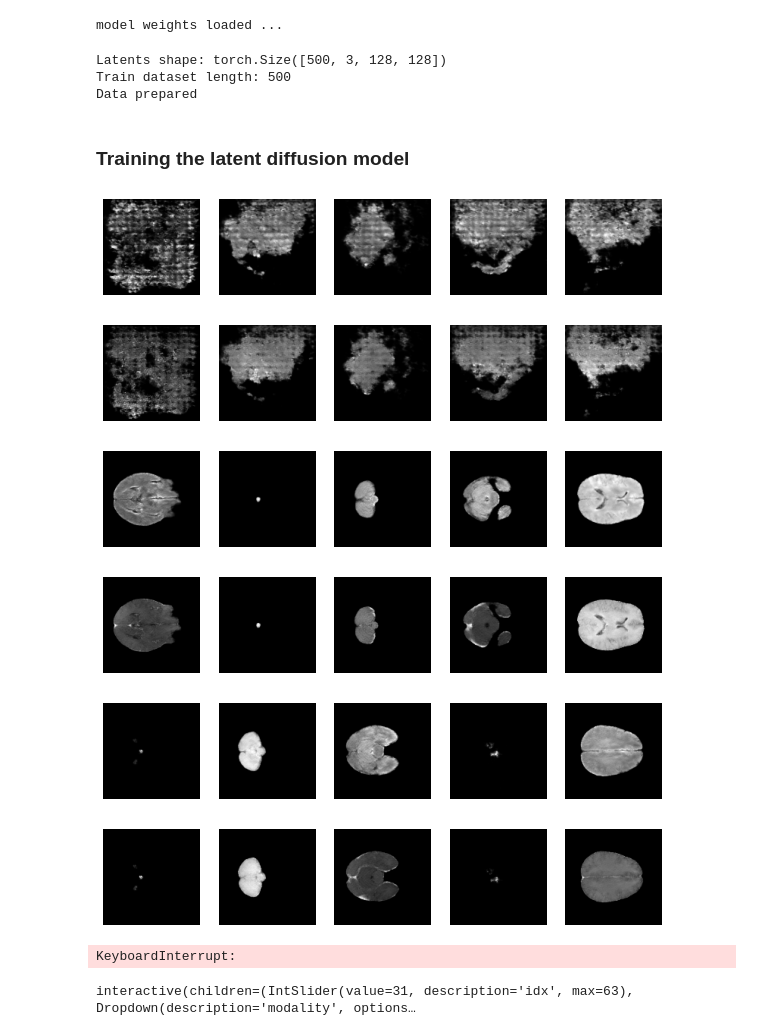
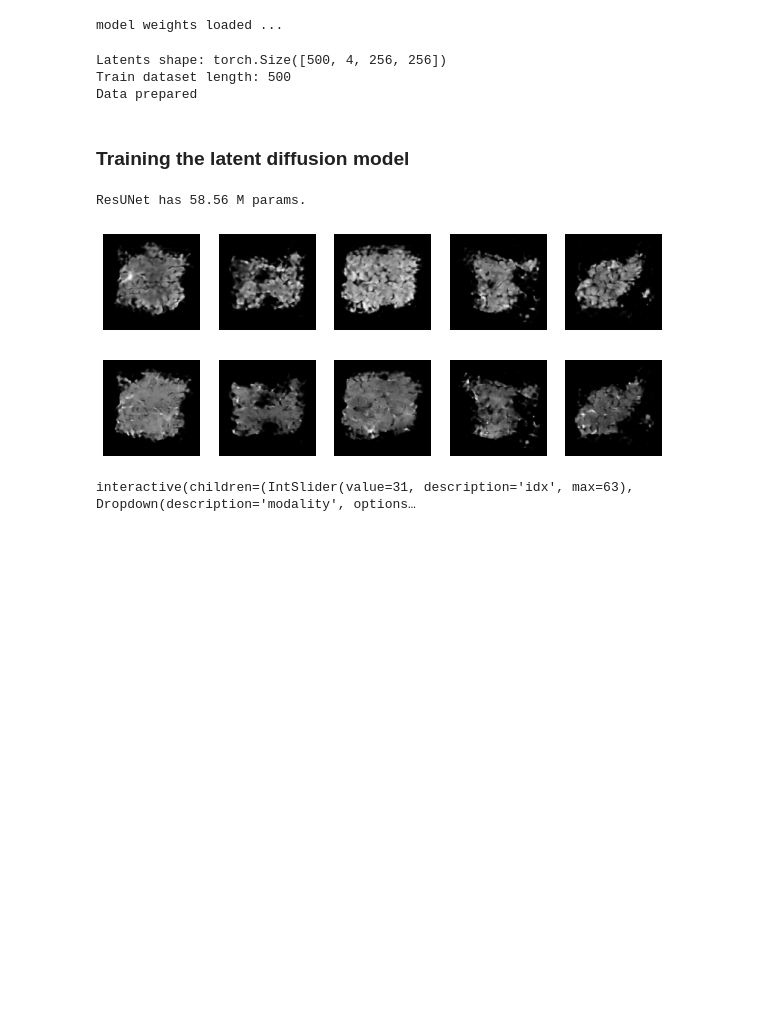
Before and after one commit to Arksyd96/cross_correlation_ldm, a Jupyter notebook: latent_diffusion_training.ipynb, the cells around one changed output. Saved outputs shown, nothing was run; the diff lists cells and outputs as text; code cells hidden in the pictures; blank space fills up the shorter version.

```diff
--- a/latent_diffusion_training.ipynb
+++ b/latent_diffusion_training.ipynb
@@ -6,8 +6,8 @@ import torch.nn.functional as F
 from tqdm import tqdm
 import matplotlib.pyplot as plt
 
-EMBED_DIM = 3
-BATCH_SIZE = 8
+EMBED_DIM = 2
+BATCH_SIZE = 4
 EPOCHS = 1000
 IN_CHANNELS = 2
 OUT_CHANNELS = IN_CHANNELS
@@ -79,25 +86,34 @@ print('model weights loaded ...')
 model weights loaded ...
 # %%
 dataset = IdentityDataset(flair, t1ce)
-latents = torch.zeros((dataset.__len__(), flair.shape[1], EMBED_DIM, 16, 16))
+latents = torch.zeros((dataset.__len__(), flair.shape[1], 2 * EMBED_DIM, 32, 32))
+
+def decode_pre_quantization(z, pos):
+    assert z.shape[0] == pos.shape[0], 'z and pos must have the same batch size'
+    pemb = ae.positional_encoder(pos)
+    z_q, _, _ = ae.quantizer(z)
+    x = ae.decode(z_q, pemb)
+    return x
 
 ae.eval()
-for idx, (f, t1c) in enumerate(tqdm(dataset, position=0, leave=True)):
-    input = np.concatenate([f, t1c], axis=1)
+for idx, (f, t) in enumerate(tqdm(dataset, position=0, leave=True)):
+    input = np.concatenate([f, t], axis=1)
     input = torch.from_numpy(input).to(device, dtype=torch.float32)
     with torch.no_grad():
-        z, _, _ = ae.encode(input)
+        pos = torch.arange(0, 64, device=device).long()
+        pemb = ae.positional_encoder(pos)
+        z, _ = ae.encode_pre_quantization(input, pemb)
     latents[idx] = z.to('cpu')
 
 ## preparing the data for training
-latents = latents.reshape(-1, 3, 128, 128) # can be seen as rgb image
+latents = latents.reshape(-1, 4, 256, 256) # can be seen as rgb image
 train_loader = torch.utils.data.DataLoader(latents, batch_size=BATCH_SIZE, shuffle=True, num_workers=8, pin_memory=True)
 
 print('Latents shape: {}'.format(latents.shape))
 print('Train dataset length: {}'.format(latents.__len__()))
 print('Data prepared')
 # %% [output]
-Latents shape: torch.Size([500, 3, 128, 128])
+Latents shape: torch.Size([500, 4, 256, 256])
 Train dataset length: 500
 Data prepared
 # %% [markdown]
@@ -106,14 +122,20 @@ Data prepared
 from models.unet import ResUNet
 from models.diffusion import DiffusionModule
 
-AMP = True
+AMP = False
 accumulation_steps = 1
 torch.backends.cudnn.benchmark = True
 
 model = ResUNet(in_channels=latents.shape[1], out_channels=latents.shape[1], T=T).to(device)
 # model = torch.compile(model)
 
-print('Model size: {:.2f} mo'.format((sum([p.numel() for p in model.parameters() if p.requires_grad]) * 4) / 1024 ** 2))
+def count_params(model, verbose=False):
+    total_params = sum(p.numel() for p in model.parameters())
+    if verbose:
+        print(f"{model.__class__.__name__} has {total_params * 1.e-6:.2f} M params.")
+    return total_params
+
+count_params(model, verbose=True)
 
 optimizer = torch.optim.Adam(model.parameters(), lr=LEARNING_RATE, betas=(0.5, 0.9))
 
@@ -151,46 +173,42 @@ for epoch in range(EPOCHS):
         scaler.scale(loss).backward()
         if (idx + 1) % accumulation_steps == 0 or (idx + 1) == len(train_loader):
             scaler.unscale_(optimizer)
             torch.nn.utils.clip_grad_norm_(model.parameters(), 1.0)
 
             scaler.step(optimizer)
             scaler.update()
             scheduler.step()
             optimizer.zero_grad(set_to_none=True)
 
             accumulated_loss.append(loss.item())
 
             with torch.no_grad():
                 progress.update(accumulation_steps)
                 progress.set_description(f"Epoch: {epoch + 1}/{EPOCHS} | Loss: {np.mean(accumulated_loss):.4f}")
 
     total_loss_history.append(np.mean(accumulated_loss))
 
     n_sample = 5
-    if (epoch + 1) % 100 == 0:
+    if (epoch + 1) % 20 == 0:
         model.eval()
         with torch.no_grad():
-            g = diffusion.sample(model=model, x_T=torch.randn(n_sample, 3, 128, 128).to(device))
-            g = g.view(n_sample, -1, EMBED_DIM, 16, 16)
-            random_idx = torch.randint(low=0, high=g.shape[1], size=(n_sample,), dtype=torch.long, device=device)
-            g = g[torch.arange(n_sample), random_idx]
-            reconstructed = torch.tanh(ae.decode(g))
+            g = diffusion.sample(model=model, x_T=torch.randn(n_sample, 4, 256, 256).to(device))
+            g = g.view(n_sample, -1, 2 * EMBED_DIM, 32, 32)
+            pos = torch.randint(low=0, high=g.shape[1], size=(n_sample,), dtype=torch.long, device=device)
+            g = g[torch.arange(n_sample), pos]
+            reconstructed = torch.tanh(decode_pre_quantization(g, pos))
 
         for c in range(IN_CHANNELS):
             plt.figure(figsize=(10, 2))
             for i in range(n_sample):
                 plt.subplot(1, n_sample, i + 1)
                 plt.imshow(reconstructed[i, c].cpu().numpy(), cmap='gray')
                 plt.axis('off')
             plt.show()
 # %% [output]
+ResUNet has 58.56 M params.
-[figure, old version]
+[figure, new version]
-[figure, old version]
+[figure, new version]
-[figure, removed]
-[figure, removed]
-[figure, removed]
-[figure, removed]
-KeyboardInterrupt:
 # %%
 # sampling a 3D model and displaying it using IpyWidgets
 from ipywidgets import interact
```
Also changed, not shown: parts of 1 cell of this notebook, 5 other files.
